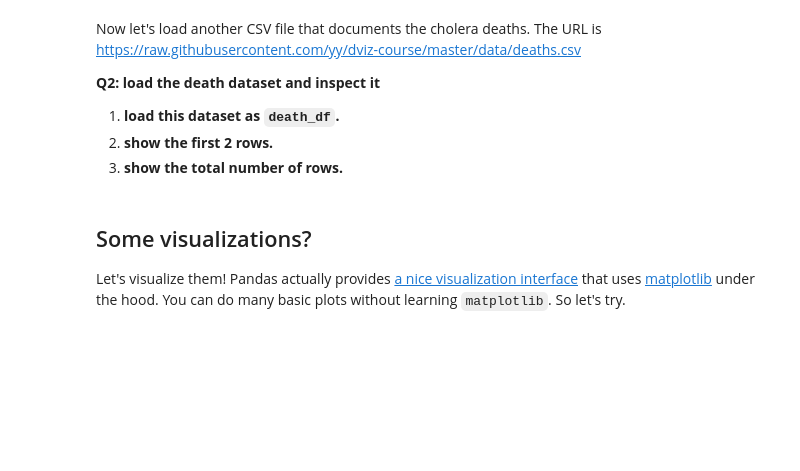
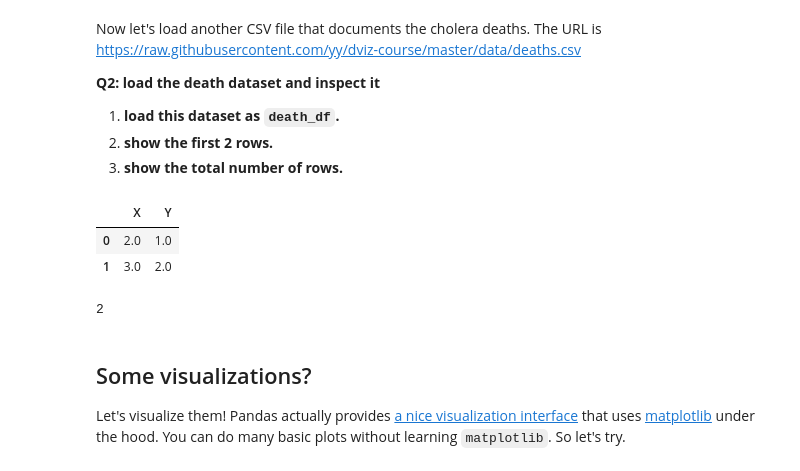
Before and after one commit to s205011/Group_4, a Jupyter notebook: individual_work/dsb_s214962.ipynb, the cells around one changed output. Cells and saved outputs as stored; diff of their text form; code cells hidden in the pictures; blank space fills up the shorter version.

```diff
--- a/individual_work/dsb_s214962.ipynb
+++ b/individual_work/dsb_s214962.ipynb
@@ -160,6 +161,16 @@ Now let's load another CSV file that documents the cholera deaths. The URL is ht
 # %%
 # TODO: Remove below dummy dataframe and write your code here. You probably want to create multiple cells.
 death_df = pd.DataFrame({"X": [2., 3.], "Y": [1., 2.]})
+# %%
+death_df.head(2)
+# %% [output]
+|  | X | Y |
+| 0 | 2.0 | 1.0 |
+| 1 | 3.0 | 2.0 |
+# %%
+len(death_df)
+# %% [output]
+2
 # %% [markdown]
 ## Some visualizations?
 
```
Also changed, not shown: parts of 13 cells of this notebook, 2 other files.
